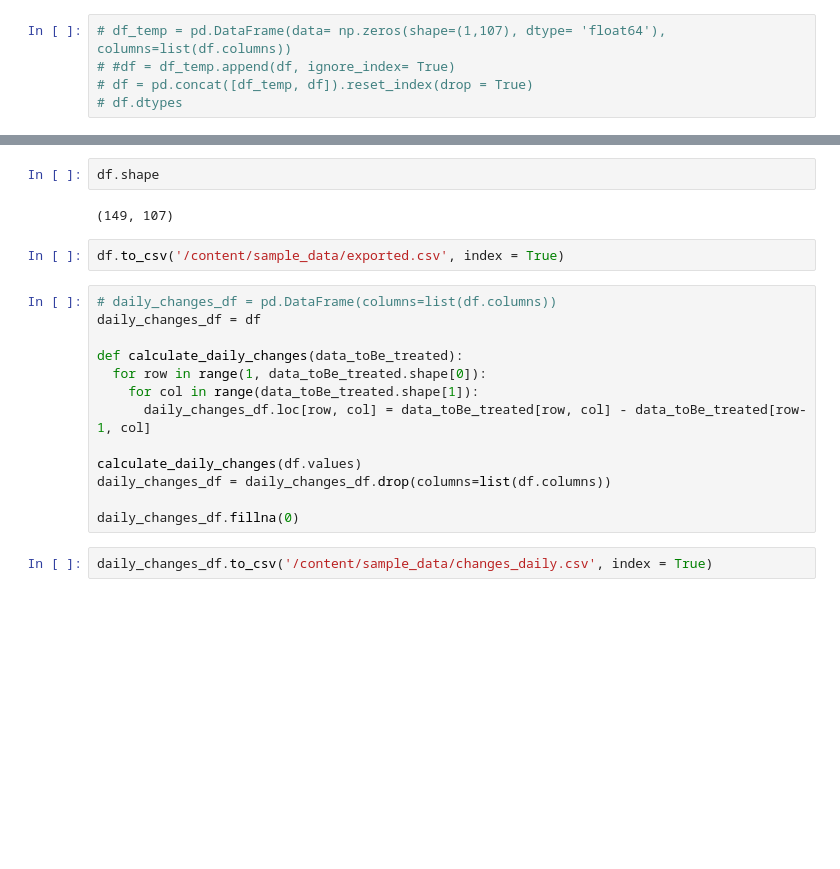
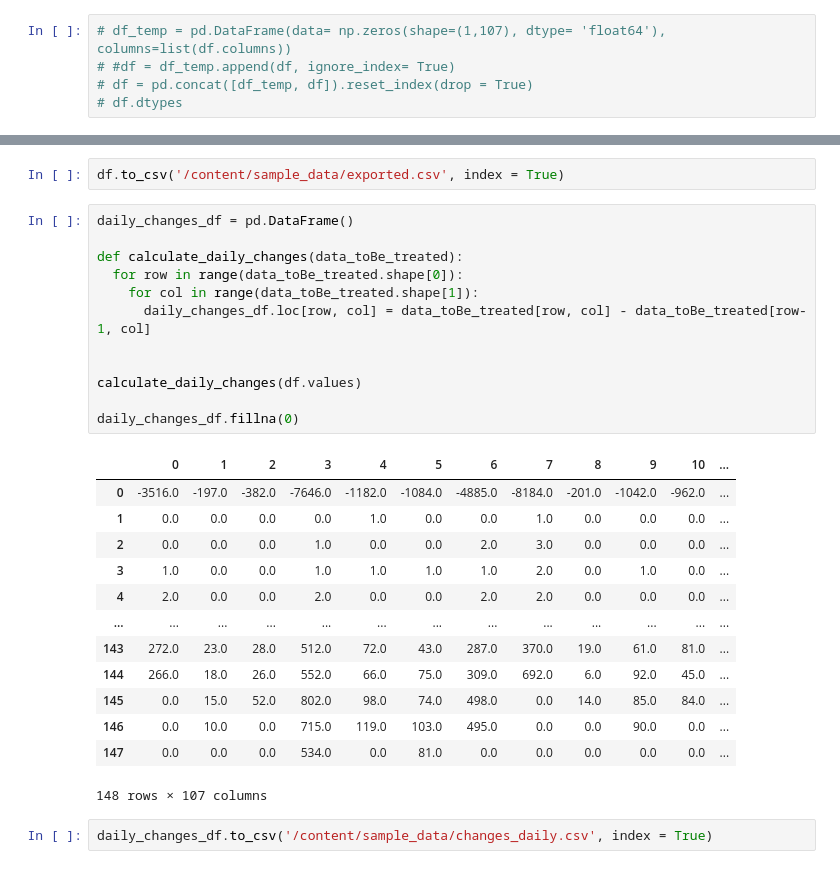
Before and after one commit to kanikaKanu90/notebook, a Jupyter notebook: Preprocessing_And_Sampling.ipynb, the cells around one changed output, grey strips where cells are left out. Saved outputs shown, nothing was run; the diff lists cells and outputs as text; blank space fills up the shorter version.

```diff
--- a/Preprocessing_And_Sampling.ipynb
+++ b/Preprocessing_And_Sampling.ipynb
@@ -80,21 +66,30 @@ Length: 107, dtype: int64
-# %%
-df.shape
-# %% [output]
-(149, 107)
 # %%
 df.to_csv('/content/sample_data/exported.csv', index = True)
 # %%
-# daily_changes_df = pd.DataFrame(columns=list(df.columns))
-daily_changes_df = df
+daily_changes_df = pd.DataFrame()
 
 def calculate_daily_changes(data_toBe_treated):
-  for row in range(1, data_toBe_treated.shape[0]):
+  for row in range(data_toBe_treated.shape[0]):
     for col in range(data_toBe_treated.shape[1]):
       daily_changes_df.loc[row, col] = data_toBe_treated[row, col] - data_toBe_treated[row-1, col]
 
+
 calculate_daily_changes(df.values)
-daily_changes_df = daily_changes_df.drop(columns=list(df.columns))
 
 daily_changes_df.fillna(0)
+# %% [output]
+|  | 0 | 1 | 2 | 3 | 4 | 5 | 6 | 7 | 8 | 9 | 10 | ... |
+| 0 | -3516.0 | -197.0 | -382.0 | -7646.0 | -1182.0 | -1084.0 | -4885.0 | -8184.0 | -201.0 | -1042.0 | -962.0 | ... |
+| 1 | 0.0 | 0.0 | 0.0 | 0.0 | 1.0 | 0.0 | 0.0 | 1.0 | 0.0 | 0.0 | 0.0 | ... |
+| 2 | 0.0 | 0.0 | 0.0 | 1.0 | 0.0 | 0.0 | 2.0 | 3.0 | 0.0 | 0.0 | 0.0 | ... |
+| 3 | 1.0 | 0.0 | 0.0 | 1.0 | 1.0 | 1.0 | 1.0 | 2.0 | 0.0 | 1.0 | 0.0 | ... |
+| 4 | 2.0 | 0.0 | 0.0 | 2.0 | 0.0 | 0.0 | 2.0 | 2.0 | 0.0 | 0.0 | 0.0 | ... |
+| ... | ... | ... | ... | ... | ... | ... | ... | ... | ... | ... | ... | ... |
+| 143 | 272.0 | 23.0 | 28.0 | 512.0 | 72.0 | 43.0 | 287.0 | 370.0 | 19.0 | 61.0 | 81.0 | ... |
+| 144 | 266.0 | 18.0 | 26.0 | 552.0 | 66.0 | 75.0 | 309.0 | 692.0 | 6.0 | 92.0 | 45.0 | ... |
+| 145 | 0.0 | 15.0 | 52.0 | 802.0 | 98.0 | 74.0 | 498.0 | 0.0 | 14.0 | 85.0 | 84.0 | ... |
+| 146 | 0.0 | 10.0 | 0.0 | 715.0 | 119.0 | 103.0 | 495.0 | 0.0 | 0.0 | 90.0 | 0.0 | ... |
+| 147 | 0.0 | 0.0 | 0.0 | 534.0 | 0.0 | 81.0 | 0.0 | 0.0 | 0.0 | 0.0 | 0.0 | ... |
+148 rows × 107 columns
 # %%
 daily_changes_df.to_csv('/content/sample_data/changes_daily.csv', index = True)
```
Also changed, not shown: parts of 4 cells of this notebook.
